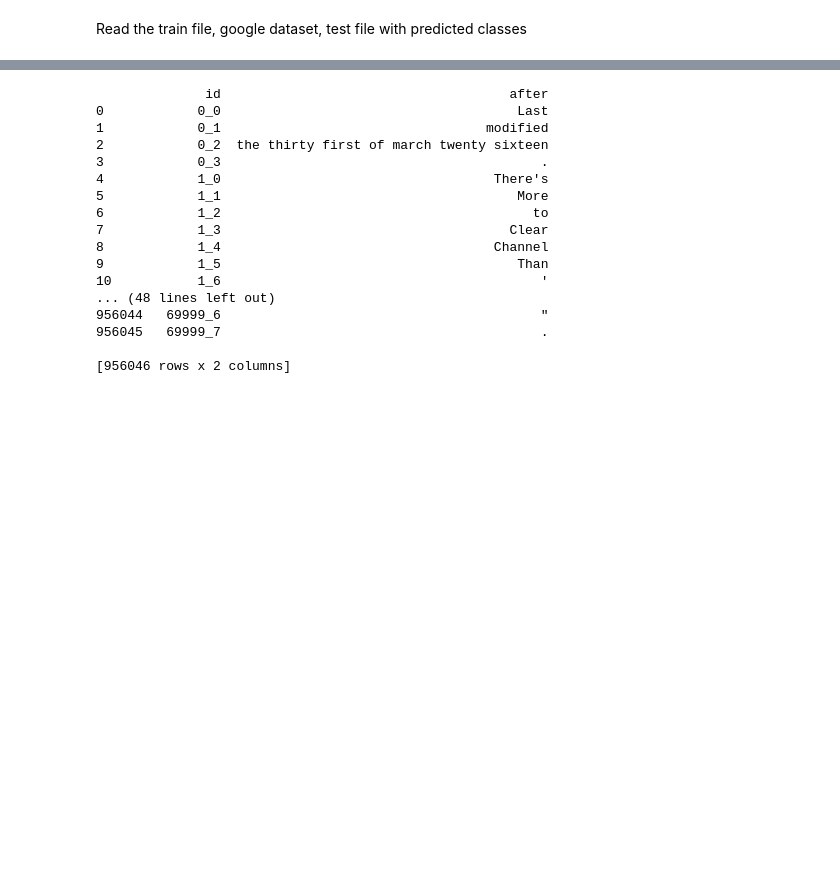
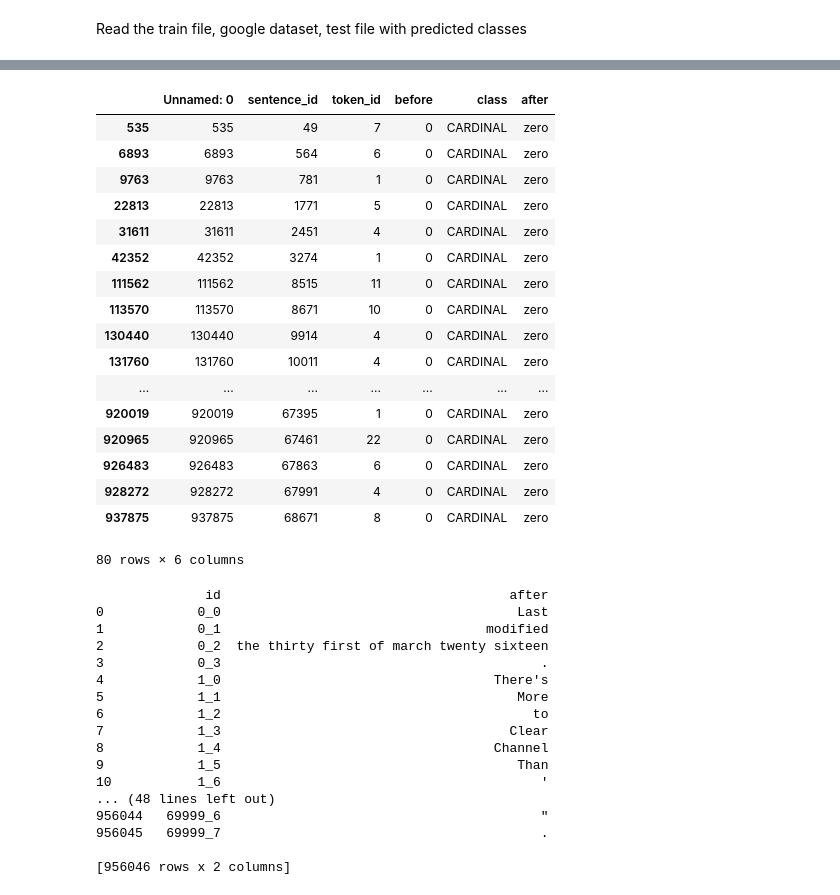
Before and after one commit to afcarl/Kaggle-TextNormalisation, a Jupyter notebook: ClassPred_Functions_Dict.ipynb, the cells around one changed output, grey strips where cells are left out. Saved outputs shown, nothing was run; the diff lists cells and outputs as text; code cells hidden in the pictures; blank space fills up the shorter version.

```diff
--- a/ClassPred_Functions_Dict.ipynb
+++ b/ClassPred_Functions_Dict.ipynb
@@ -766,3 +1052,24 @@ test.head()
+# %%
+test[test['before'] == '0']
+# %% [output]
+|  | Unnamed: 0 | sentence_id | token_id | before | class | after |
+| 535 | 535 | 49 | 7 | 0 | CARDINAL | zero |
+| 6893 | 6893 | 564 | 6 | 0 | CARDINAL | zero |
+| 9763 | 9763 | 781 | 1 | 0 | CARDINAL | zero |
+| 22813 | 22813 | 1771 | 5 | 0 | CARDINAL | zero |
+| 31611 | 31611 | 2451 | 4 | 0 | CARDINAL | zero |
+| 42352 | 42352 | 3274 | 1 | 0 | CARDINAL | zero |
+| 111562 | 111562 | 8515 | 11 | 0 | CARDINAL | zero |
+| 113570 | 113570 | 8671 | 10 | 0 | CARDINAL | zero |
+| 130440 | 130440 | 9914 | 4 | 0 | CARDINAL | zero |
+| 131760 | 131760 | 10011 | 4 | 0 | CARDINAL | zero |
+| ... | ... | ... | ... | ... | ... | ... |
+| 920019 | 920019 | 67395 | 1 | 0 | CARDINAL | zero |
+| 920965 | 920965 | 67461 | 22 | 0 | CARDINAL | zero |
+| 926483 | 926483 | 67863 | 6 | 0 | CARDINAL | zero |
+| 928272 | 928272 | 67991 | 4 | 0 | CARDINAL | zero |
+| 937875 | 937875 | 68671 | 8 | 0 | CARDINAL | zero |
+80 rows × 6 columns
 # %%
 test['id'] = test.sentence_id.astype(str) + '_' + test.token_id.astype(str)
 
```
Also changed, not shown: parts of 36 cells of this notebook, 2 other files.
